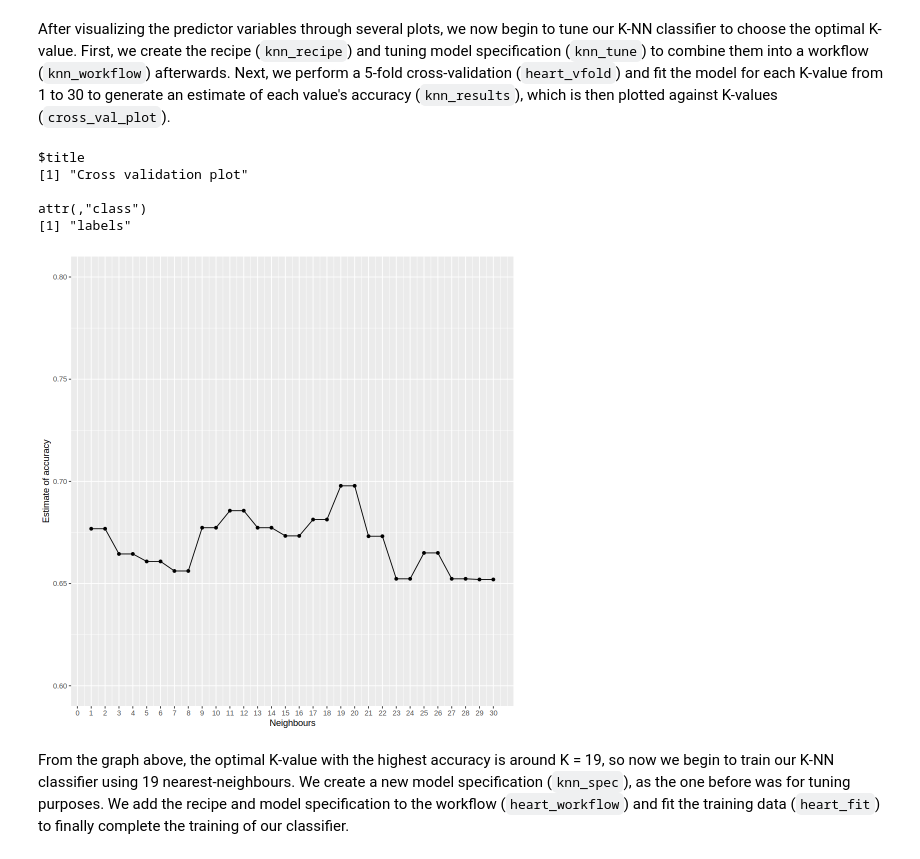
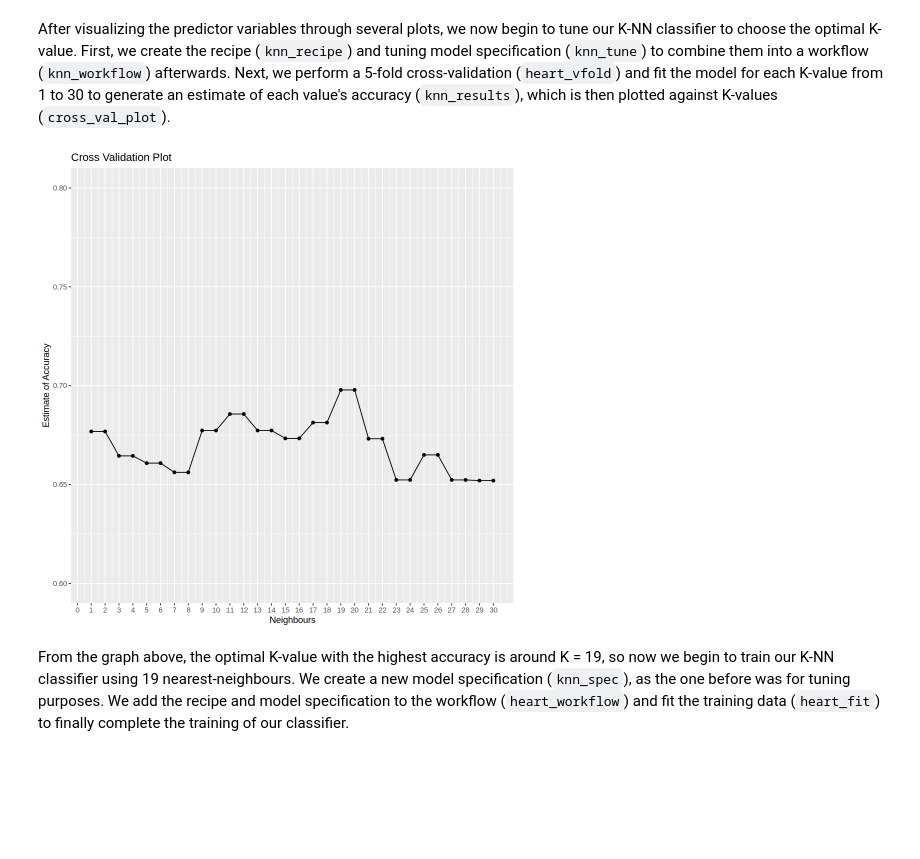
Before and after one commit to altarrok/dsci-100-2023w1-group-44, a Jupyter notebook: report.ipynb, the cells around one changed output. Drawn from its saved outputs; the diff is of its cells as text; code cells hidden in the pictures; blank space fills up the shorter version.

Commit message:
fixed cross_val_plot title

```diff
--- a/report.ipynb
+++ b/report.ipynb
@@ -204,42 +204,37 @@ knn_recipe <- recipe(num ~., train_data) |>
     step_center(all_predictors())
 
 knn_tune <- nearest_neighbor(weight_func = "rectangular", neighbors = tune()) |>
       set_engine("kknn") |>
       set_mode("classification")
 
 knn_workflow <- workflow() |>
     add_recipe(knn_recipe) |>
     add_model(knn_tune)
 
 heart_vfold <- vfold_cv(train_data, v = 5, strata = num)
 
 k_values <- tibble(neighbors=seq(from = 1, to = 30))
 
 knn_results <- knn_workflow |>
     tune_grid(resamples = heart_vfold, grid = k_values) |>
     collect_metrics()
 
 accuracies <- knn_results |>
     filter(.metric == "accuracy")
 
 options(repr.plot.width = 8, repr.plot.height = 8)
 cross_val_plot <- accuracies |>
     ggplot(aes(x = neighbors, y = mean)) +
     geom_point() +
     geom_line() +
-    labs(x="Neighbours", y="Estimate of accuracy")  +
+    labs(x="Neighbours", y="Estimate of Accuracy")  +
     scale_x_continuous(breaks = seq(from = 0, to = 30)) +  # adjusting the x-axis
-    scale_y_continuous(limits = c(0.6, 0.8)) # adjusting the y-axis +
-    ggtitle("Cross validation plot")
+    scale_y_continuous(limits = c(0.6, 0.8)) + # adjusting the y-axis
+    ggtitle("Cross Validation Plot")
 
 cross_val_plot
 # %% [output]
-$title
-[1] "Cross validation plot"
-
-attr(,"class")
-[1] "labels"
-[figure, old version]
+[figure, new version]
 # %% [markdown]
 From the graph above, the optimal K-value with the highest accuracy is around K = 19, so now we begin to train our K-NN classifier using 19 nearest-neighbours. We create a new model specification (`knn_spec`), as the one before was for tuning purposes. We add the recipe and model specification to the workflow (`heart_workflow`) and fit the training data (`heart_fit`) to finally complete the training of our classifier.
 # %%
```
